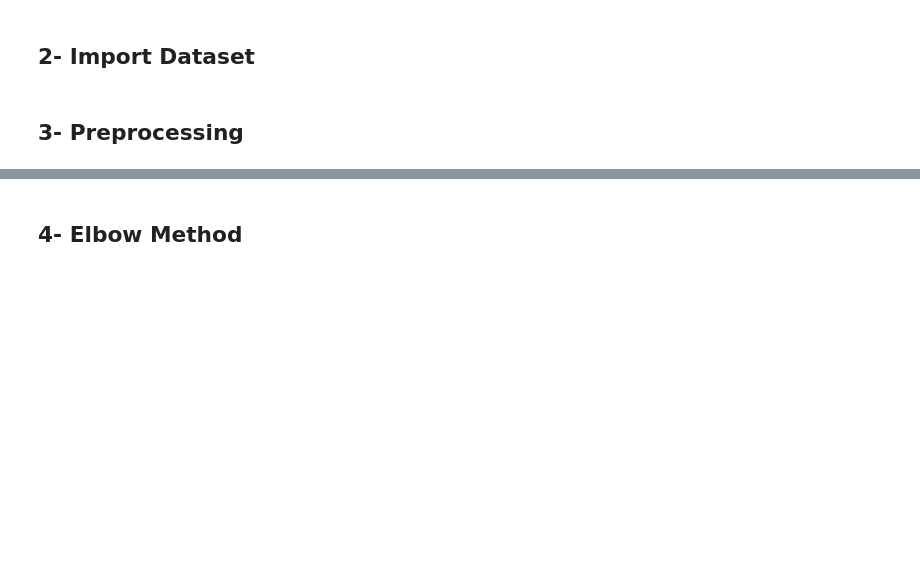
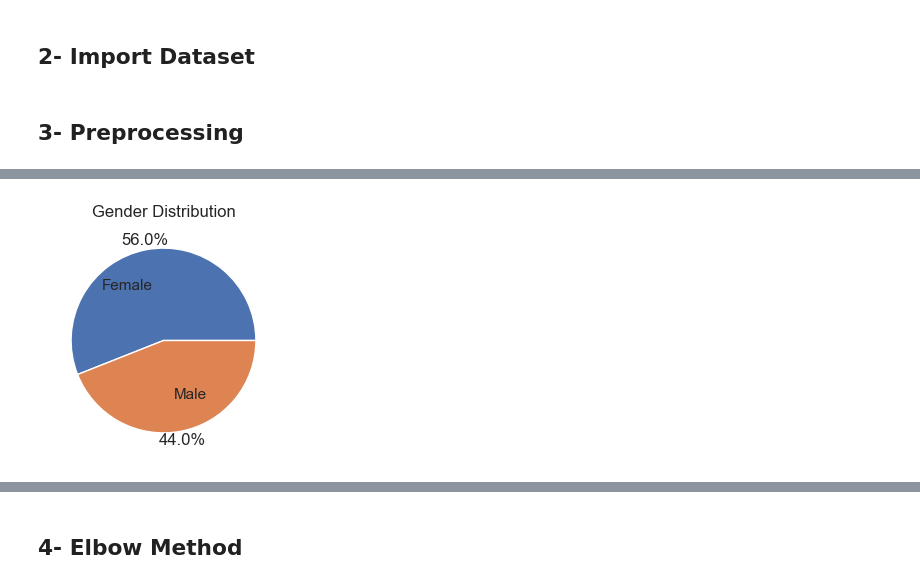
Before and after one commit to SRDsara/Customer-Segmentation, a Jupyter notebook: Customer_Clustering_KMeans.ipynb, the cells around one changed output, grey strips where cells are left out. Drawn from its saved outputs; the diff is of its cells as text; code cells hidden in the pictures; blank space fills up the shorter version.

```diff
--- a/Customer_Clustering_KMeans.ipynb
+++ b/Customer_Clustering_KMeans.ipynb
@@ -30,0 +118,9 @@ X = scaler.fit_transform(X)
+# %%
+# EDA.8 -> Pie chart for columns with discrete values
+Gender_values = df["Gender"].value_counts()
+plt.pie(Gender_values, labels=Gender_values.index, autopct='%1.1f%%',
+           pctdistance=1.1, labeldistance=.6)
+plt.title('Gender Distribution')
+plt.show()
+# %% [output]
+[figure, added]
```
Also changed, not shown: parts of 38 cells of this notebook.
